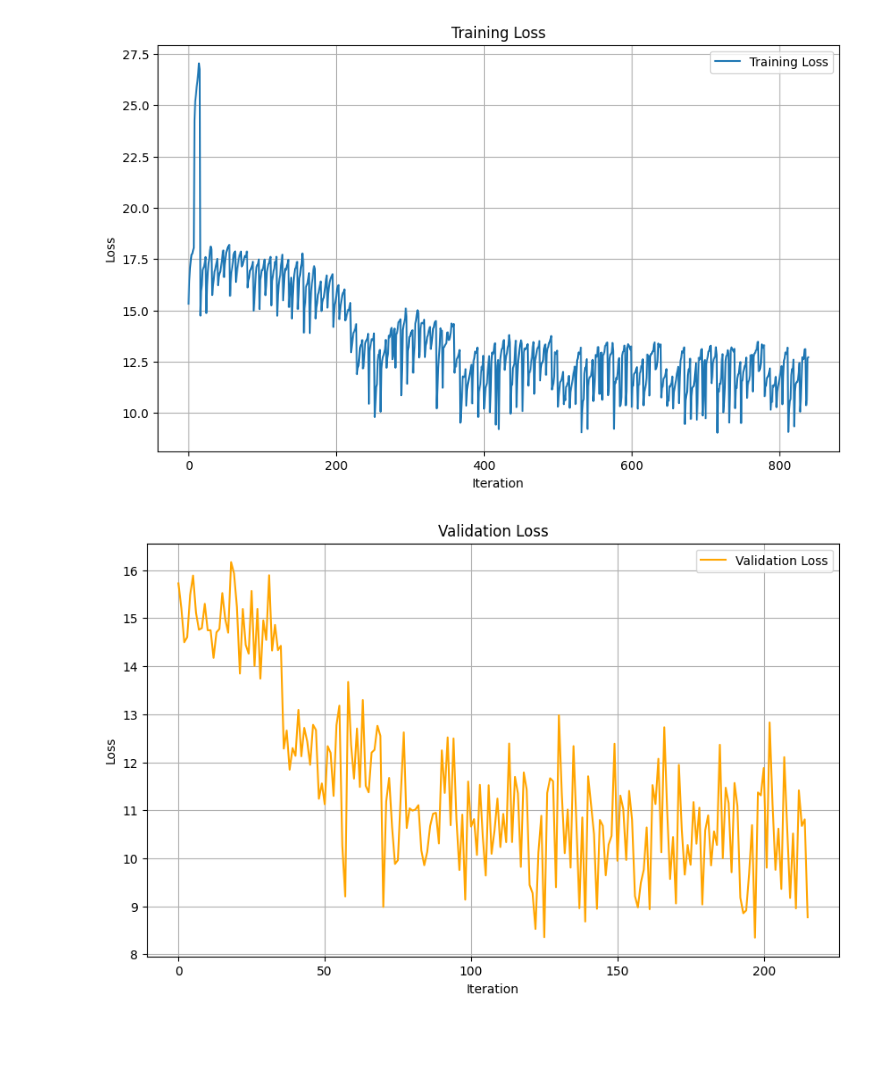
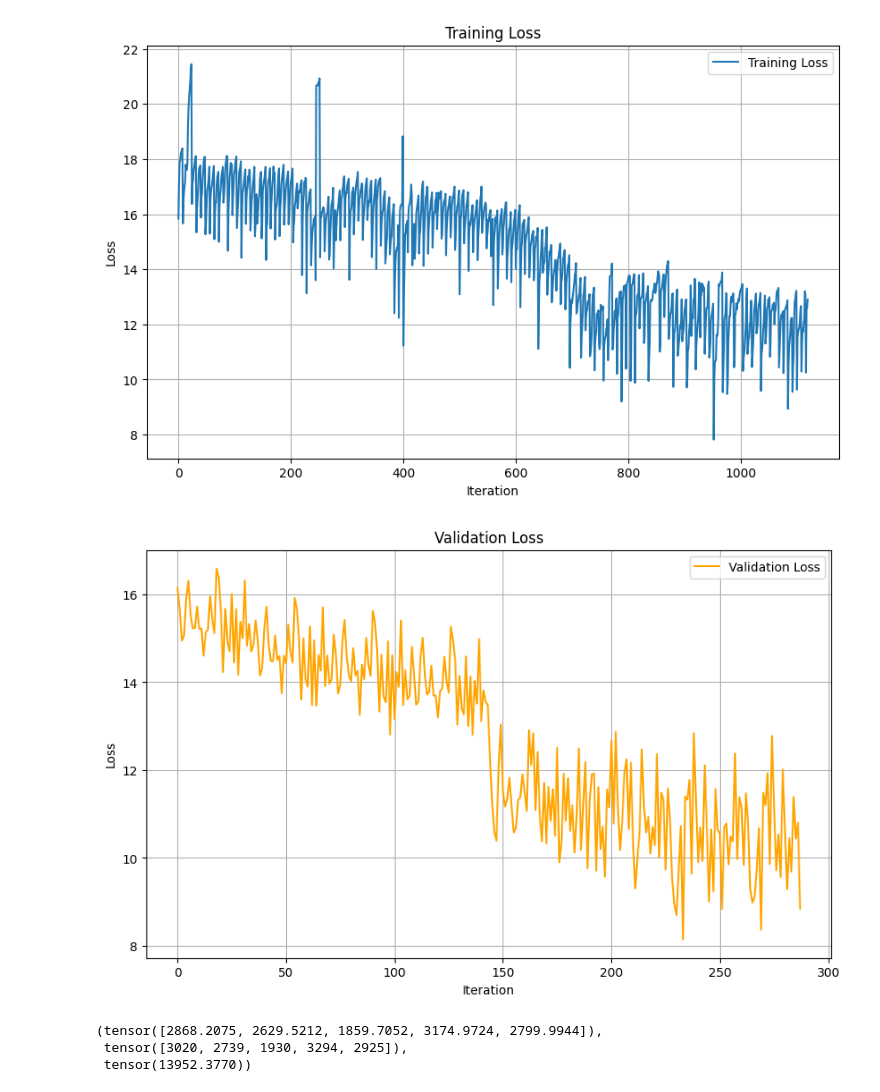
Before and after one commit to unfulw/pulmonary_fibrosis, a Jupyter notebook: scan/cnn.ipynb, the cells around one changed output. Drawn from its saved outputs; the diff is of its cells as text; code cells hidden in the pictures; blank space fills up the shorter version.

```diff
--- a/scan/cnn.ipynb
+++ b/scan/cnn.ipynb
@@ -358,27 +334,35 @@ Error reading ../osic-pulmonary-fibrosis-progression\train\ID0005263720218618800
-# %%
-import matplotlib.pyplot as plt
-import math
-
-plt.figure(figsize=(10, 6))
-plt.plot(range(len(training_loss)), [math.log(x) for x in training_loss], label='Training Loss')
-plt.xlabel('Iteration')
-plt.ylabel('Loss')
-plt.title('Training Loss')
-plt.legend()
-plt.grid(True)
-plt.show()
-
-plt.figure(figsize=(10, 6))
-plt.plot(range(len(val_loss)), [math.log(x) for x in val_loss], label='Validation Loss', color='orange')
-plt.xlabel('Iteration')
-plt.ylabel('Loss')
-plt.title('Validation Loss')
-plt.legend()
-plt.grid(True)
-plt.show()
-# %% [output]
-[figure, removed]
-[figure, removed]
+# %%
+import matplotlib.pyplot as plt
+import math
+
+def plot_loss(training_loss, val_loss):
+    plt.figure(figsize=(10, 6))
+    plt.plot(range(len(training_loss)), [math.log(x) for x in training_loss], label='Training Loss')
+    plt.xlabel('Iteration')
+    plt.ylabel('Loss')
+    plt.title('Training Loss')
+    plt.legend()
+    plt.grid(True)
+    plt.show()
+
+    plt.figure(figsize=(10, 6))
+    plt.plot(range(len(val_loss)), [math.log(x) for x in val_loss], label='Validation Loss', color='orange')
+    plt.xlabel('Iteration')
+    plt.ylabel('Loss')
+    plt.title('Validation Loss')
+    plt.legend()
+    plt.grid(True)
+    plt.show()
+# %%
+cnn_model = CNN().to(device)
+fc_model = FCLayer().to(device)
+
+log_file = 'training_log_seqblkcnn.txt'
+training_loss, val_loss = train_model(cnn_model, fc_model, log_file, epoch=8)
+plot_loss(training_loss, val_loss)
+# %% [output]
+[figure, added]
+[figure, added]
 # %%
 from preprocess import get_test_preprocessed_scan
 
@@ -414,0 +428,8 @@ for patient_id in tqdm(test_x.keys()):
+# %%
+test_prediction, test_target = test_model(cnn_model, fc_model)
+loss = torch.nn.MSELoss()
+test_prediction, test_target, loss(test_prediction, test_target)
+# %% [output]
+(tensor([2868.2075, 2629.5212, 1859.7052, 3174.9724, 2799.9944]),
+ tensor([3020, 2739, 1930, 3294, 2925]),
+ tensor(13952.3770))
```
Also changed, not shown: parts of 11 cells of this notebook, 1 other file.
